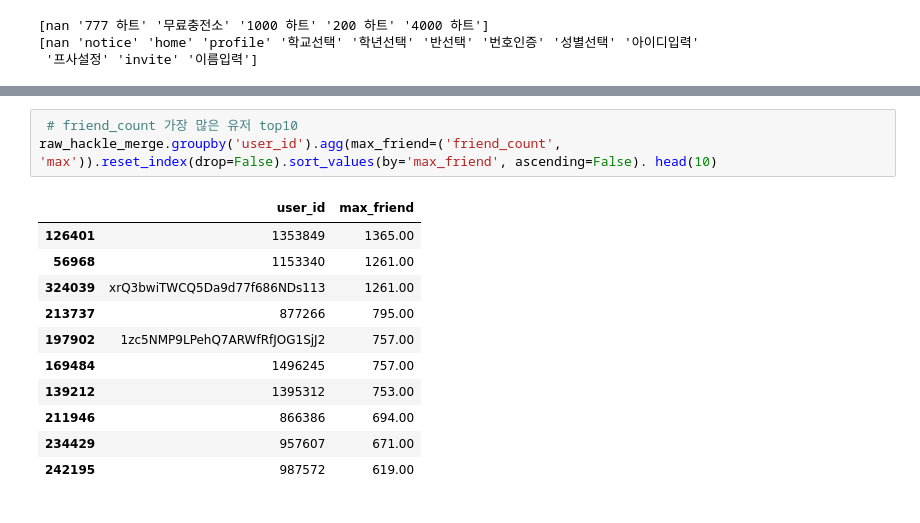
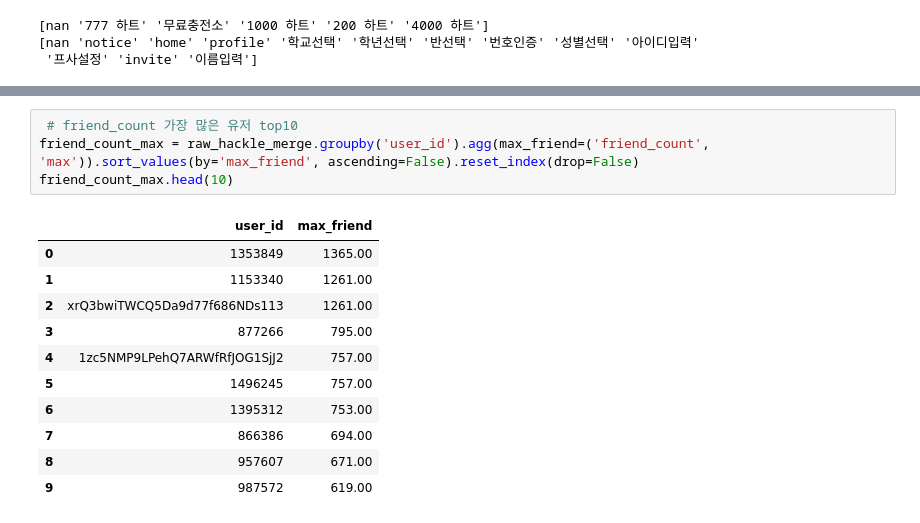
Before and after one commit to EtheriumArchive/Codeit_project, a Jupyter notebook: eda_damyeon_v1.ipynb, the cells around one changed output, grey strips where cells are left out. Saved outputs shown, nothing was run; the diff lists cells and outputs as text.

```diff
--- a/eda_damyeon_v1.ipynb
+++ b/eda_damyeon_v1.ipynb
@@ -164,17 +304,18 @@ raw_hackle_merge = pd.merge(raw_hackle_propeties, raw_hackle_events, on='session
 # %%
  # friend_count 가장 많은 유저 top10
-raw_hackle_merge.groupby('user_id').agg(max_friend=('friend_count', 'max')).reset_index(drop=False).sort_values(by='max_friend', ascending=False). head(10)
+friend_count_max = raw_hackle_merge.groupby('user_id').agg(max_friend=('friend_count', 'max')).sort_values(by='max_friend', ascending=False).reset_index(drop=False)
+friend_count_max.head(10)
 # %% [output]
 |  | user_id | max_friend |
-| 126401 | 1353849 | 1365.00 |
-| 56968 | 1153340 | 1261.00 |
-| 324039 | xrQ3bwiTWCQ5Da9d77f686NDs113 | 1261.00 |
-| 213737 | 877266 | 795.00 |
-| 197902 | 1zc5NMP9LPehQ7ARWfRfJOG1SjJ2 | 757.00 |
-| 169484 | 1496245 | 757.00 |
-| 139212 | 1395312 | 753.00 |
-| 211946 | 866386 | 694.00 |
-| 234429 | 957607 | 671.00 |
-| 242195 | 987572 | 619.00 |
+| 0 | 1353849 | 1365.00 |
+| 1 | 1153340 | 1261.00 |
+| 2 | xrQ3bwiTWCQ5Da9d77f686NDs113 | 1261.00 |
+| 3 | 877266 | 795.00 |
+| 4 | 1zc5NMP9LPehQ7ARWfRfJOG1SjJ2 | 757.00 |
+| 5 | 1496245 | 757.00 |
+| 6 | 1395312 | 753.00 |
+| 7 | 866386 | 694.00 |
+| 8 | 957607 | 671.00 |
+| 9 | 987572 | 619.00 |
 # %%
 # votes_count 가장 많은 유저 top10
```
Also changed, not shown: parts of 20 cells of this notebook.
